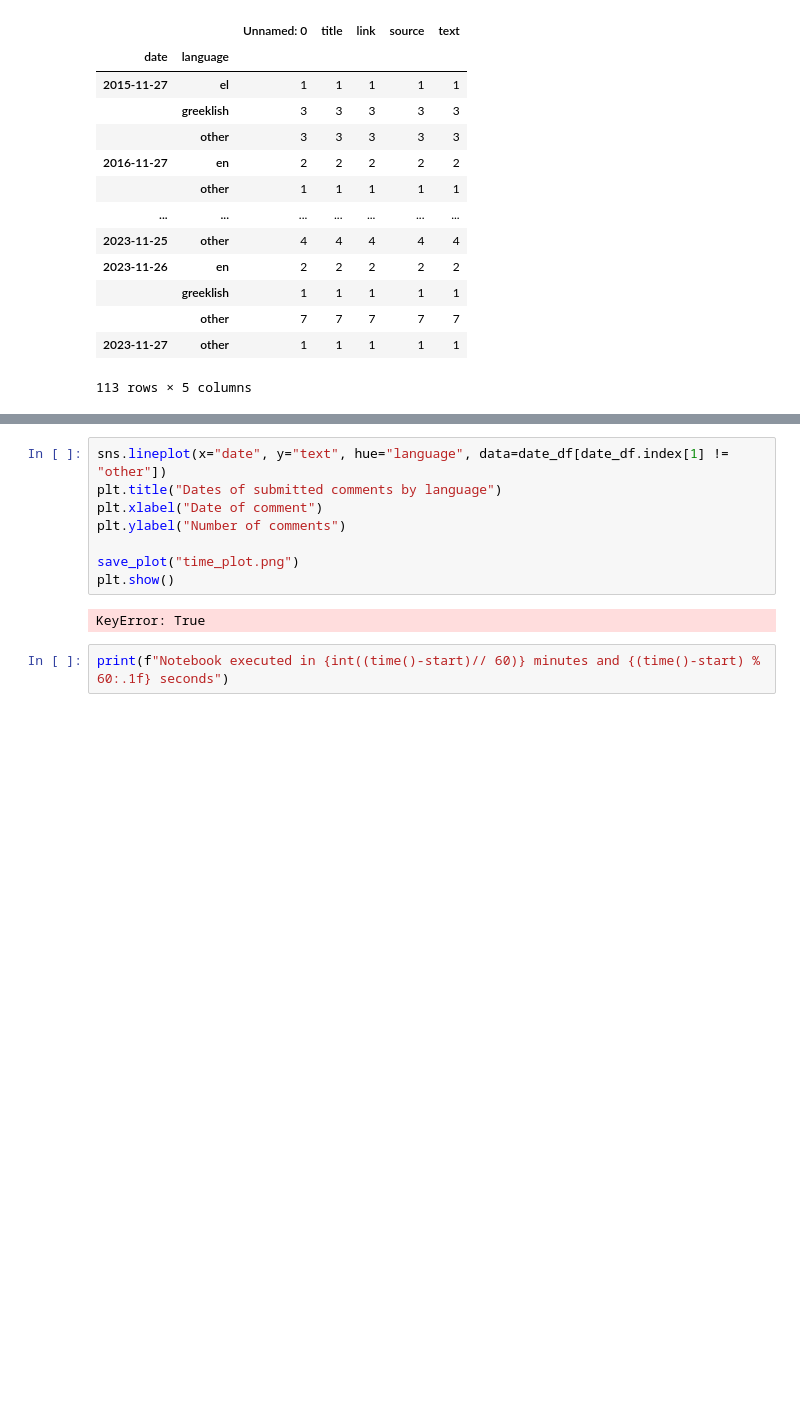
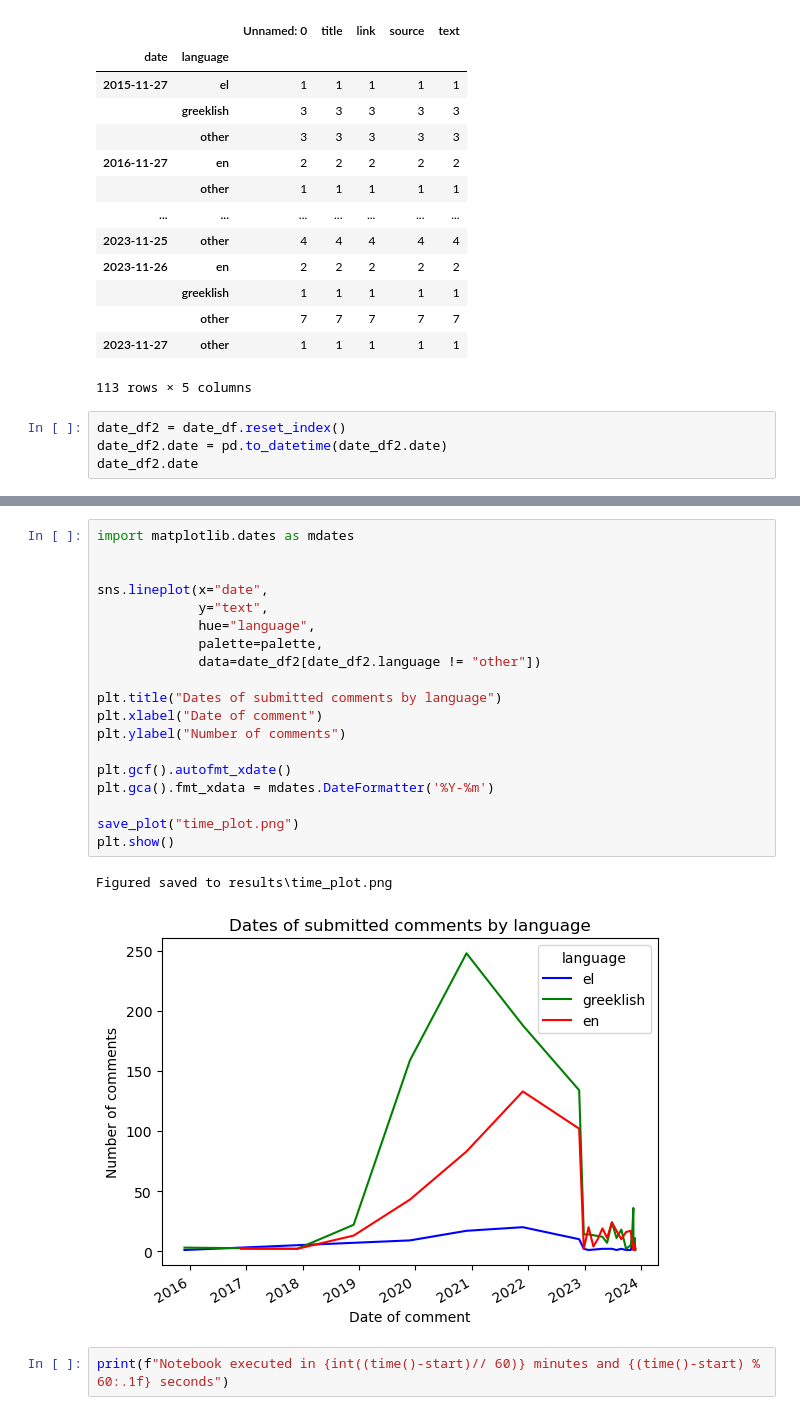
Before and after one commit to dimits-ts/practical_data_science, a Jupyter notebook: translation/lang_identification.ipynb, the cells around one changed output, grey strips where cells are left out. Drawn from its saved outputs; the diff is of its cells as text; blank space fills up the shorter version.

```diff
--- a/translation/lang_identification.ipynb
+++ b/translation/lang_identification.ipynb
@@ -1047,3 +1072,7 @@ date_df
 |  | other | 7 | 7 | 7 | 7 | 7 |
 | 2023-11-27 | other | 1 | 1 | 1 | 1 | 1 |
 113 rows × 5 columns
+# %%
+date_df2 = date_df.reset_index()
+date_df2.date = pd.to_datetime(date_df2.date)
+date_df2.date
@@ -1050,13 +1092,25 @@ date_df
 # %%
-sns.lineplot(x="date", y="text", hue="language", data=date_df[date_df.index[1] != "other"])
+import matplotlib.dates as mdates
+
+
+sns.lineplot(x="date",
+             y="text",
+             hue="language",
+             palette=palette,
+             data=date_df2[date_df2.language != "other"])
+
 plt.title("Dates of submitted comments by language")
 plt.xlabel("Date of comment")
 plt.ylabel("Number of comments")
 
+plt.gcf().autofmt_xdate()
+plt.gca().fmt_xdata = mdates.DateFormatter('%Y-%m')
+
 save_plot("time_plot.png")
 plt.show()
 # %% [output]
-KeyError: True
+Figured saved to results\time_plot.png
+[figure, added]
 # %%
 print(f"Notebook executed in {int((time()-start)// 60)} minutes and {(time()-start) % 60:.1f} seconds")
 # %% [output]
```
Also changed, not shown: parts of 8 cells of this notebook, 2 other files.
